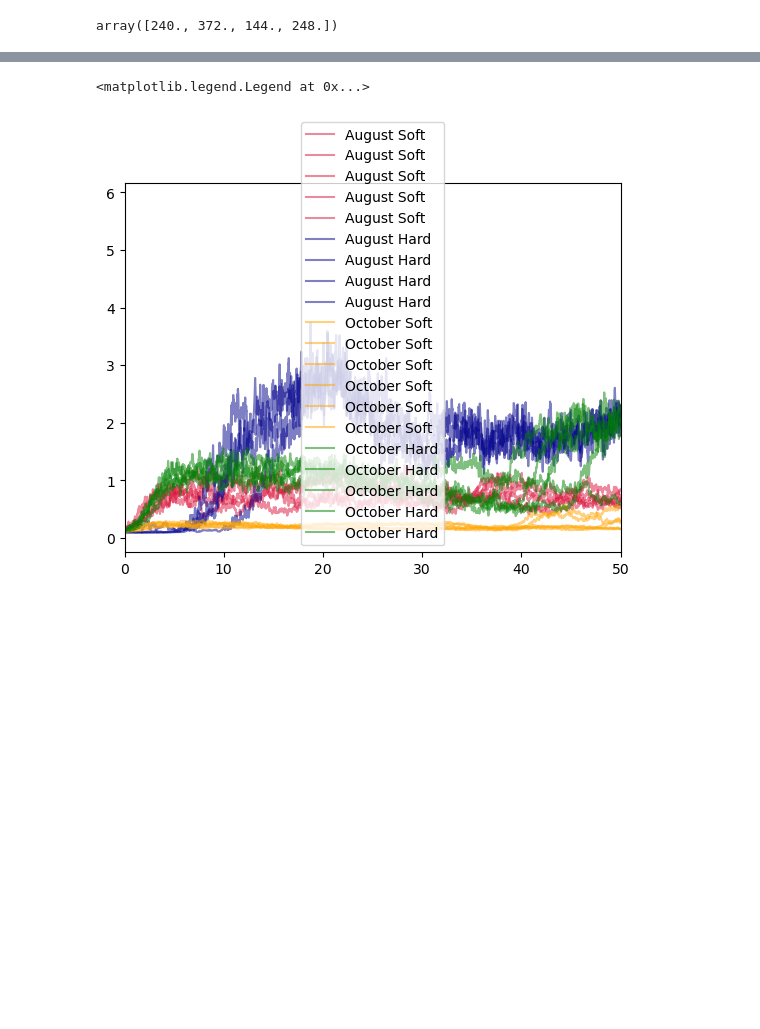
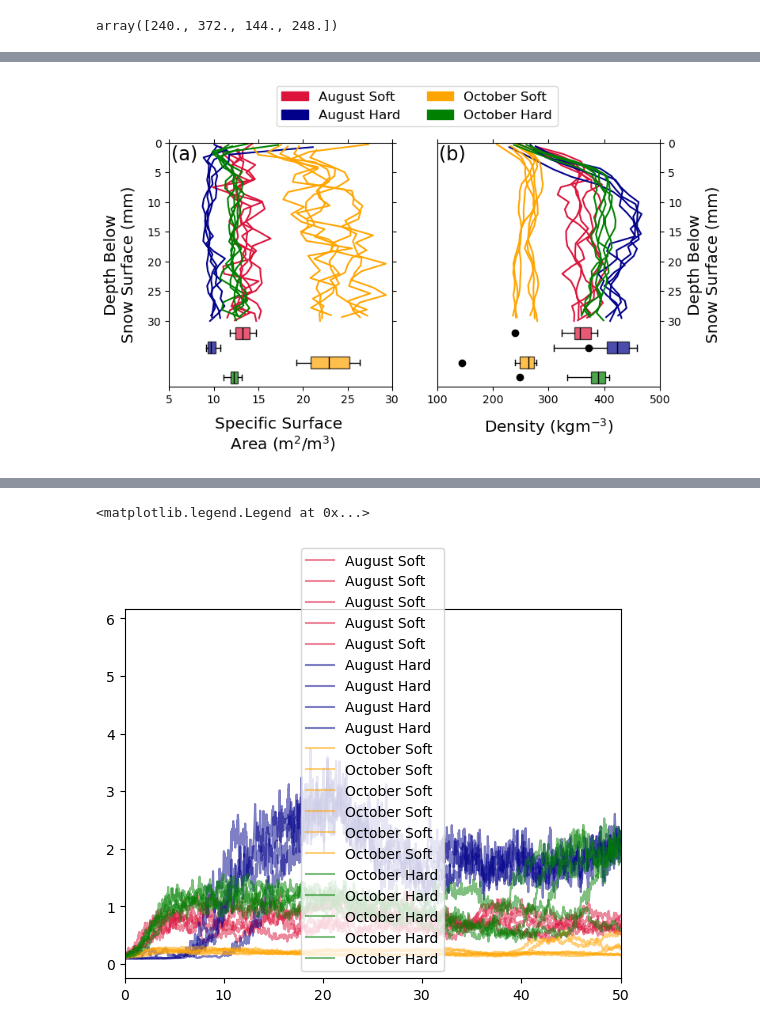
Before and after one commit to robbiemallett/dye_brine, a Jupyter notebook: notebooks/Make_F3.ipynb, the cells around one changed output, grey strips where cells are left out. Saved outputs shown, nothing was run; the diff lists cells and outputs as text; code cells hidden in the pictures; blank space fills up the shorter version.

```diff
--- a/notebooks/Make_F3.ipynb
+++ b/notebooks/Make_F3.ipynb
@@ -157,0 +148,97 @@ October Hard
+# %%
+smpdir = '../data/SMP/all_raw/'
+
+labels = ['August Soft', 'August Hard', 'October Soft', 'October Hard']
+
+colors = ['crimson','darkblue','orange','green']
+
+x = 4; y = 6
+
+fig, (ax1,ax2) = plt.subplots(1,2,figsize=(8,4))
+
+for datelist,counter,color,weight,label in zip([
+    aug21[x:],
+                           aug21[:x],
+
+                           oct5[:y],
+                           oct5[y:],
+                          ],
+                                  [0,2.5,5,7.5],
+                          colors,snow_densities,labels):
+
+    ssa_measurements = []
+    den_measurements = []
+    print(label)
+    for f in datelist:
+
+        p = snowmicropyn.Profile(f'{smpdir}{f}')
+
+        surf_dist = p.detect_surface()
+        if f == 'S54M0036.PNT': surf_dist = 183
+        if f == 'S54M0037.PNT': surf_dist = 180
+
+        p15 = proksch2015.calc(p.samples)
+
+        p15 = p15[p15['distance']-surf_dist <= 30]
+        p15 = p15[p15['distance']-surf_dist > 0]
+
+        ax1.plot(p15['P2015_ssa'],p15['distance']-surf_dist,color=color)
+        ax2.plot(p15['P2015_density'],p15['distance']-surf_dist,color=color)
+
+        m = np.nanmean(p15['P2015_ssa'])
+        s = np.nanstd(p15['P2015_ssa'])
+
+        ssa_measurements += list(p15['P2015_ssa'])
+        den_measurements += list(p15['P2015_density'])
+
+    # Need to change
+    bp1 = ax1.boxplot(ssa_measurements,positions=[32+counter],showfliers=False,widths=2,whis=[10,90],
+                      patch_artist=True,boxprops={'facecolor':color,'alpha':0.7},vert=False)
+
+    print(np.median(ssa_measurements))
+
+    # bp2 = ax2.boxplot(den_measurements,positions=[32+counter],showfliers=False,widths=2,whis=[10,90],
+    #                     patch_artist=True,boxprops={'facecolor':color,'alpha':0.7})
+
+    bp2 = ax2.boxplot(den_measurements,positions=[32+counter],showfliers=False,widths=2,whis=[10,90],vert=False,
+                        patch_artist=True,boxprops={'facecolor':color,'alpha':0.7})
+
+    ax2.fill_between([],[],color=color,label=label)
+
+    ax2.scatter([weight],[32+counter],color='k',zorder=10)
+
+    bp1['medians'][0].set_color('k'); bp2['medians'][0].set_color('k')
+
+ax1.set_ylim(5,35)
+
+for ax in (ax1,ax2):
+    ax.set_ylim(41,0)
+    ax.set_yticks(np.arange(0,31,5))
+    ax.set_yticklabels(np.arange(0,31,5))
+    ax.tick_params(axis="y", which="both",left=True,right=True)
+    # ax.tick_params(axis="x", which="both",top=True,bottom=True)
+
+ax1.set_ylabel('Depth Below\nSnow Surface (mm)',fontsize='x-large',labelpad=10)
+ax1.set_xlim(5,30)
+
+ax2.set_ylabel('Depth Below\nSnow Surface (mm)',fontsize='x-large',labelpad=35)
+
+ax2.yaxis.tick_right()
+
+ax2.yaxis.label_position = 'right'
+ax2.set_xlabel('Density (kgm$^{-3}$)',labelpad=10,fontsize='x-large')
+ax2.set_xlim(100,500)
+ax1.set_xlabel('Specific Surface \n Area (m$^2$/m$^3$)',labelpad=10,fontsize='x-large')
+
+ax2.legend(ncol=2,bbox_to_anchor=(-0.09,1.15),loc='center',fontsize='large')
+
+for ax in (ax1,ax2):
+    ax.tick_params(axis="x", which="both",top=True,bottom=True)
+# fig.subplots_adjust(hspace=0.02)
+
+ax1.annotate('(a)',xy=(0.01,0.99),ha='left',va='top',xycoords='axes fraction',fontsize='xx-large')
+ax2.annotate('(b)',xy=(0.01,0.99),ha='left',va='top',xycoords='axes fraction',fontsize='xx-large')
+
+plt.savefig('/home/robbie/Dropbox/Apps/Overleaf/rothera_dye_brine_v2/figs/SMP.png',dpi=500,bbox_inches='tight')
+plt.savefig('/home/robbie/Dropbox/dye_brine/Paper/Figures/F3.png',dpi=500,bbox_inches='tight')
+# %% [output]
@@ -158,3 +253,4 @@ October Hard
+[figure, added]
 # %%
 x = bp1['medians']
 np.array
```
Also changed, not shown: parts of 5 cells of this notebook, 17 other files.
